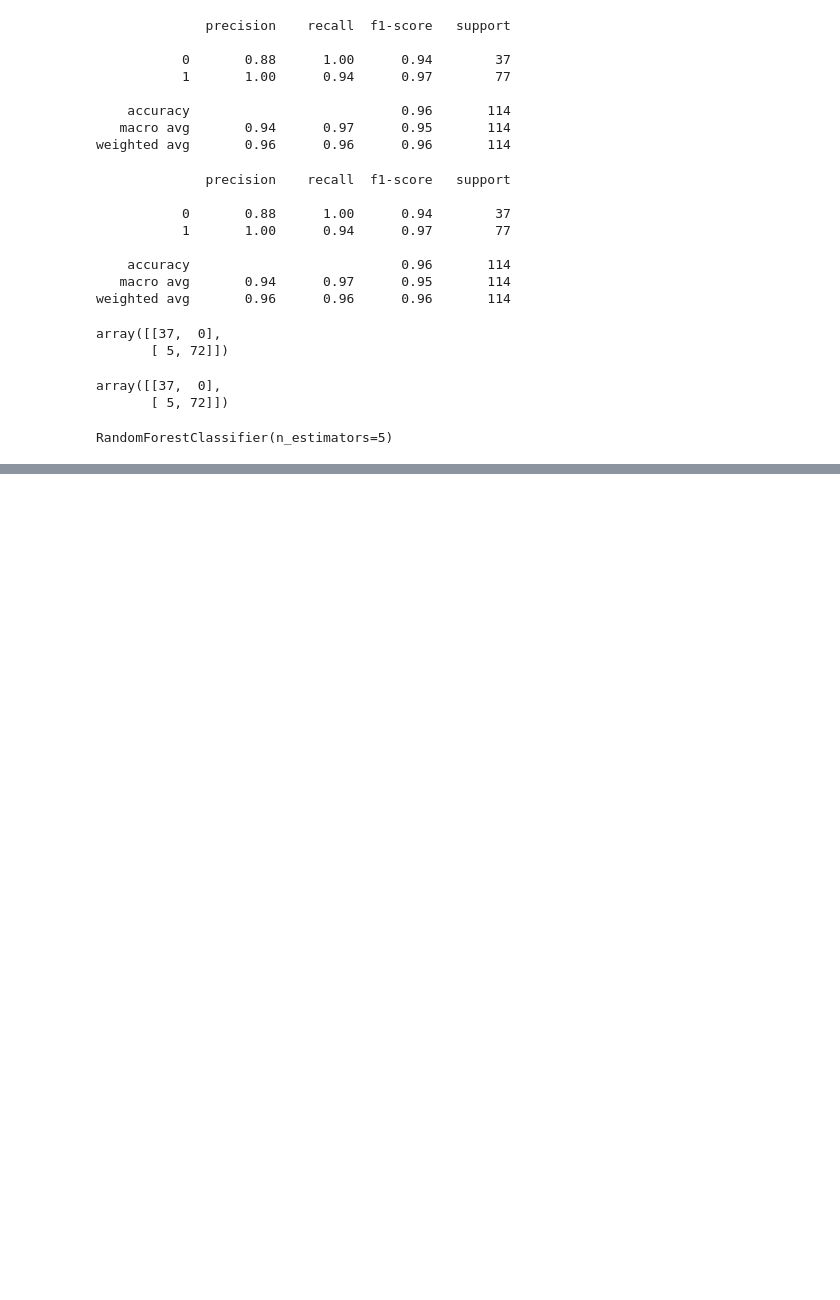
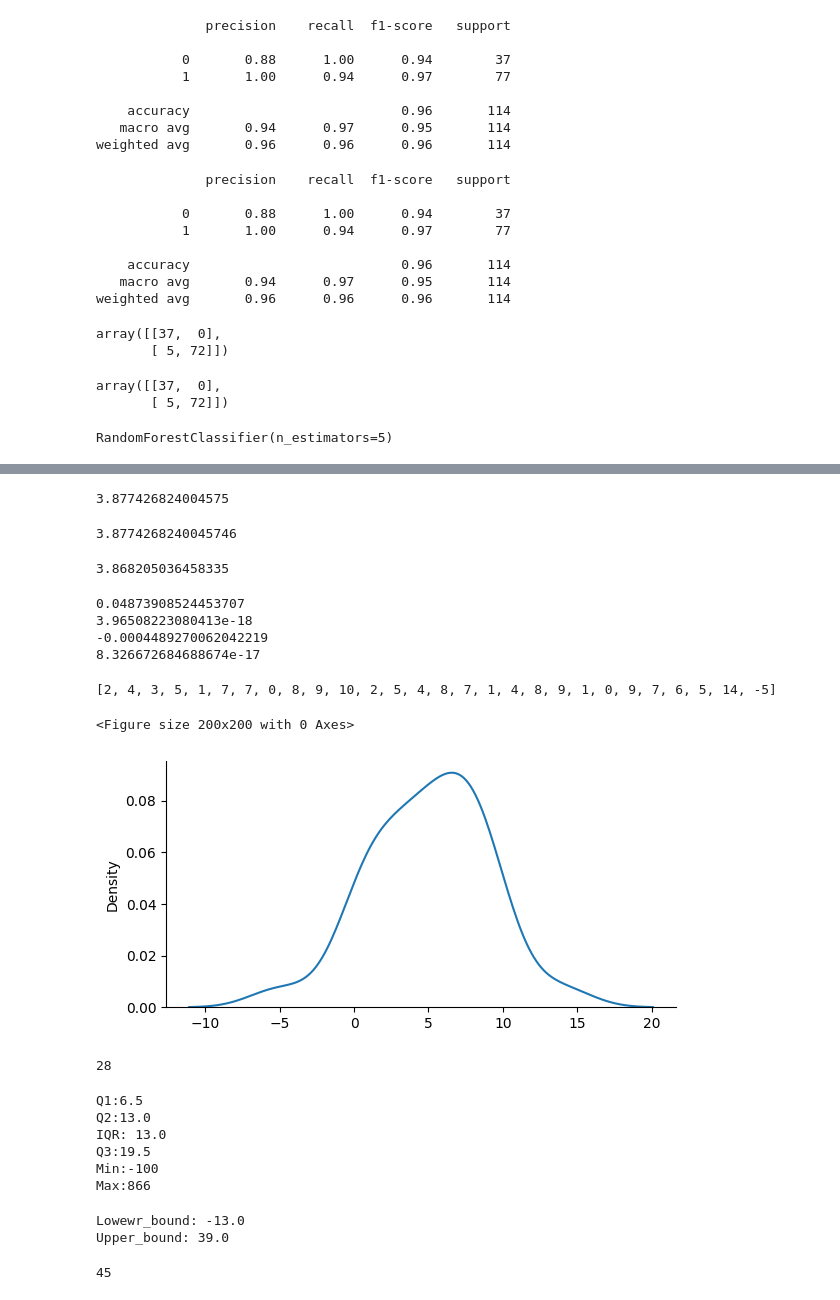
Before and after one commit to naresh5422/all_python_code, a Jupyter notebook: sklearn_practice.ipynb, the cells around one changed output, grey strips where cells are left out. Drawn from its saved outputs; the diff is of its cells as text; code cells hidden in the pictures; blank space fills up the shorter version.

```diff
--- a/sklearn_practice.ipynb
+++ b/sklearn_practice.ipynb
@@ -586,0 +671,39 @@ model = ResNet50(weights='imagenet')
+# %%
+np.std(a)
+# %% [output]
+3.877426824004575
+# %%
+np.sqrt(p_var)
+# %% [output]
+3.8774268240045746
+# %%
+np.sqrt(14.96301020408163)
+# %% [output]
+3.868205036458335
+# %%
+
+z_score = [((i-X_mean)/p_var)/np.sqrt(len(a)) for i in a]
+print(np.std(z_score))
+print(np.mean(z_score))
+print(np.median(z_score))
+print(sum(z_score))
+# %% [output]
+0.04873908524453707
+3.96508223080413e-18
+-0.0004489270062042219
+8.326672684688674e-17
+# %%
+print(a)
+# %% [output]
+[2, 4, 3, 5, 1, 7, 7, 0, 8, 9, 10, 2, 5, 4, 8, 7, 1, 4, 8, 9, 1, 0, 9, 7, 6, 5, 14, -5]
+# %%
+plt.figure(figsize=(2,2))
+sns.displot(data = a, kind = "kde", height=3, aspect=2)
+plt.show()
+# %% [output]
+<Figure size 200x200 with 0 Axes>
+[figure, added]
+# %%
+len(a)
+# %% [output]
+28
@@ -586,0 +712,30 @@ model = ResNet50(weights='imagenet')
+# %%
+Q1 = 1/4*(len(a)+1)
+# Q2 = 2/4*(len(a)+1)
+Median_ind = 2/4*(len(a)+1)
+Median = np.median(a)
+Q3 = 3/4*(len(a)+1)
+min = np.min(a)
+max = np.max(a)
+IQR = Q3-Q1
+print(f"Q1:{Q1}\nQ2:{Median_ind}\nIQR: {IQR}\nQ3:{Q3}\nMin:{min}\nMax:{max}")
+# %% [output]
+Q1:6.5
+Q2:13.0
+IQR: 13.0
+Q3:19.5
+Min:-100
+Max:866
+# %%
+lower_bound = Q1-((IQR)*1.5)
+upper_bound = Q3+((IQR)*1.5)
+print(f"Lowewr_bound: {lower_bound}\nUpper_bound: {upper_bound}")
+# %% [output]
+Lowewr_bound: -13.0
+Upper_bound: 39.0
+# %%
+sorted(a)[int(Median_ind)]
+# int(Q1)
+# a[:8]
+# %% [output]
+45
```
Also changed, not shown: parts of 20 cells of this notebook.
